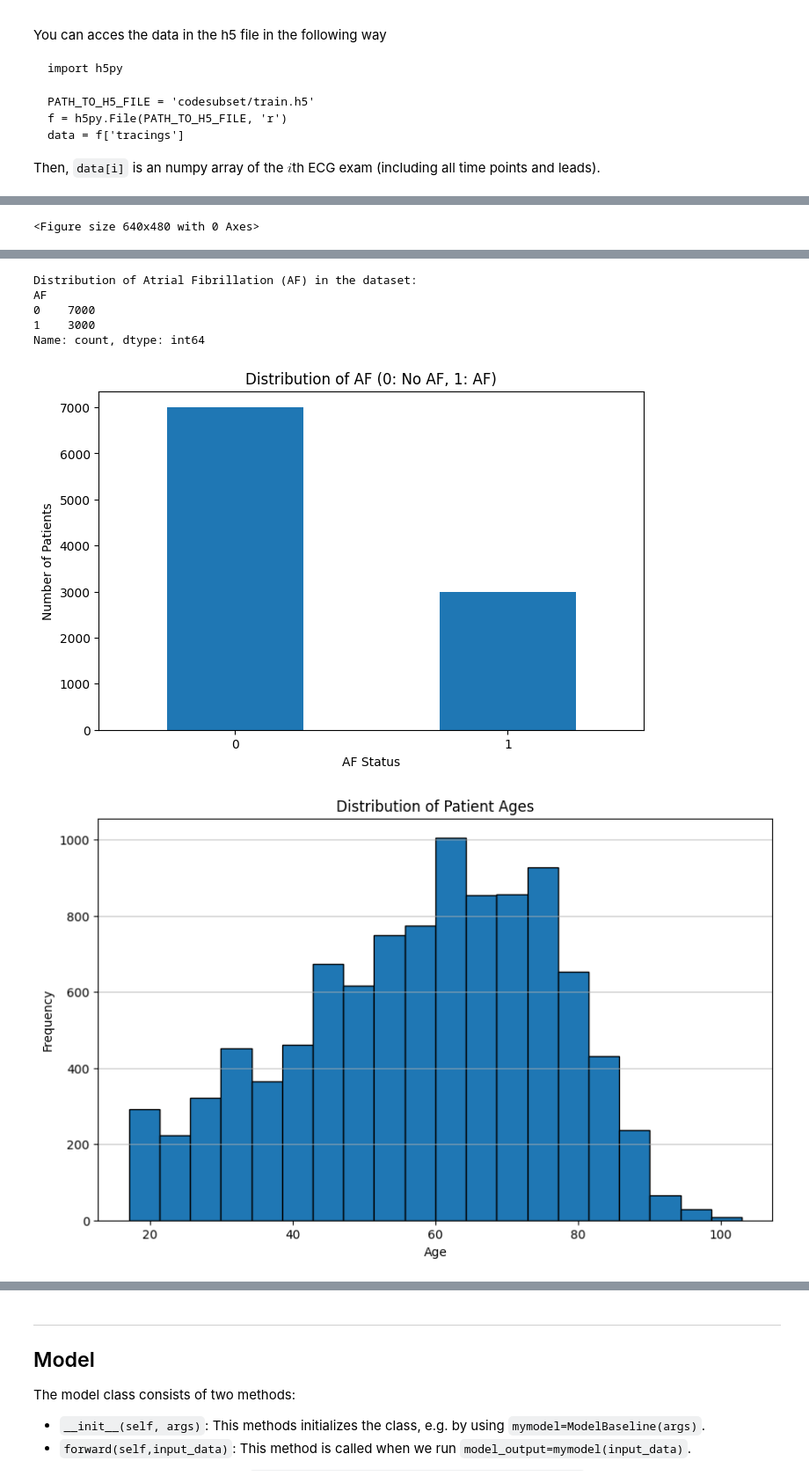
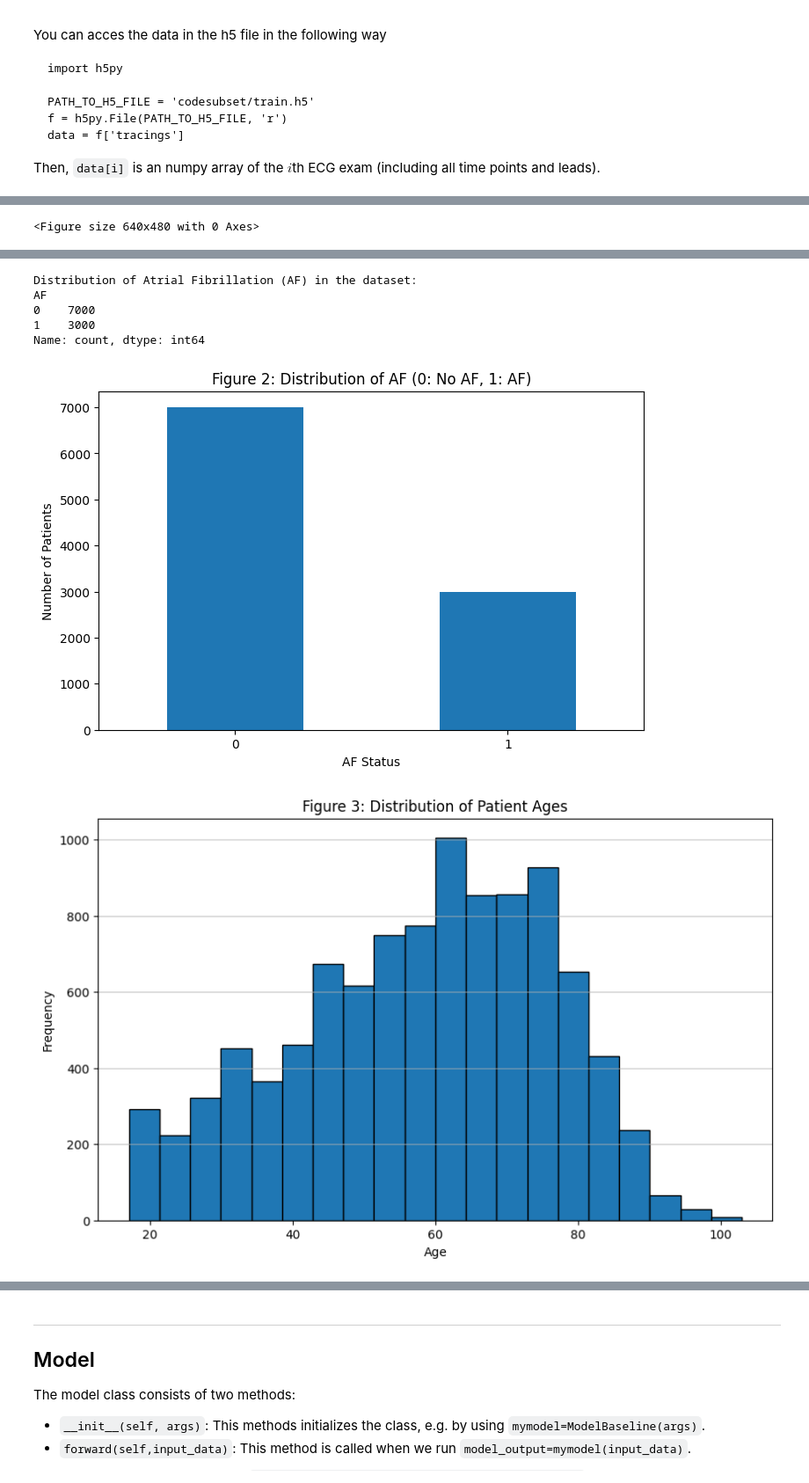
Before and after one commit to EtornamAmetsi/waspassignment2, a Jupyter notebook: assignment_ecg_classification.ipynb, the cells around one changed output, grey strips where cells are left out. Shown at 88% size. Saved outputs shown, nothing was run; the diff lists cells and outputs as text; code cells hidden in the pictures.

```diff
--- a/assignment_ecg_classification.ipynb
+++ b/assignment_ecg_classification.ipynb
@@ -252,7 +223,7 @@ print(data[1].shape)
 #Plot for an ECG example after preprocessing
 plt.figure()
 lead = ['I', 'II', 'V1', 'V2', 'V3', 'V4', 'V5', 'V6']
-ecg_plot.plot(data[0].T, sample_rate=sample_rate, style='bw', row_height=8, lead_index=lead, columns=1, title='Sample ECG before pre-processing')
+ecg_plot.plot(data[0].T, sample_rate=sample_rate, style='bw', row_height=8, lead_index=lead, columns=1, title='Figure 1: Sample ECG before pre-processing')
 plt.show()
 
 #Reading patient data from csv
@@ -266,7 +237,7 @@ print(af_counts)
 # You can also visualize this with a bar plot
 plt.figure(figsize=(8, 5))
 af_counts.plot(kind='bar')
-plt.title('Distribution of AF (0: No AF, 1: AF)')
+plt.title('Figure 2: Distribution of AF (0: No AF, 1: AF)')
 plt.xlabel('AF Status')
 plt.ylabel('Number of Patients')
 plt.xticks(rotation=0)
@@ -278,7 +249,7 @@ plt.figure(figsize=(10, 6))
 plt.hist(patient_data['age'], bins=20, edgecolor='black')
 plt.xlabel('Age')
 plt.ylabel('Frequency')
-plt.title('Distribution of Patient Ages')
+plt.title('Figure 3: Distribution of Patient Ages')
 plt.grid(axis='y', alpha=0.75)
 plt.show()
 
@@ -287,21 +258,26 @@ plt.hist(patient_data[patient_data['sex'] == 'M']['age'], bins=20, edgecolor='bl
 plt.hist(patient_data[patient_data['sex'] == 'F']['age'], bins=20, edgecolor='black', alpha=0.7, label='Female')
 plt.xlabel('Age')
 plt.ylabel('Frequency')
-plt.title('Distribution of Patient Ages by Sex')
+plt.title('Figure 4: Distribution of Patient Ages by Sex')
 plt.legend()
 plt.grid(axis='y', alpha=0.75)
 plt.show()
 
+#Evaluating the distribution of patients with and without Atrial Fibrillation (AF)
 
 plt.figure(figsize=(10, 6))
 plt.hist(patient_data[patient_data['AF'] == 0]['age'], bins=20, edgecolor='black', alpha=0.7, label='No AF')
 plt.hist(patient_data[patient_data['AF'] == 1]['age'], bins=20, edgecolor='black', alpha=0.7, label='AF')
 plt.xlabel('Age')
 plt.ylabel('Frequency')
-plt.title('Age Distribution of Patients with and without Atrial Fibrillation (AF)')
+plt.title('Figure 5: Age Distribution of Patients with and without Atrial Fibrillation (AF)')
 plt.legend()
 plt.grid(axis='y', alpha=0.75)
 plt.show()
+
+"""
+End of our code.
+"""
 # %% [output]
 (10000, 4096, 8)
 (4096, 8)
@@ -310,7 +286,7 @@ plt.show()
 Distribution of Atrial Fibrillation (AF) in the dataset:
 AF
 0    7000
 1    3000
 Name: count, dtype: int64
-[figure, old version]
+[figure, new version]
-[figure, old version]
+[figure, new version]
```
Also changed, not shown: parts of 21 cells of this notebook.
